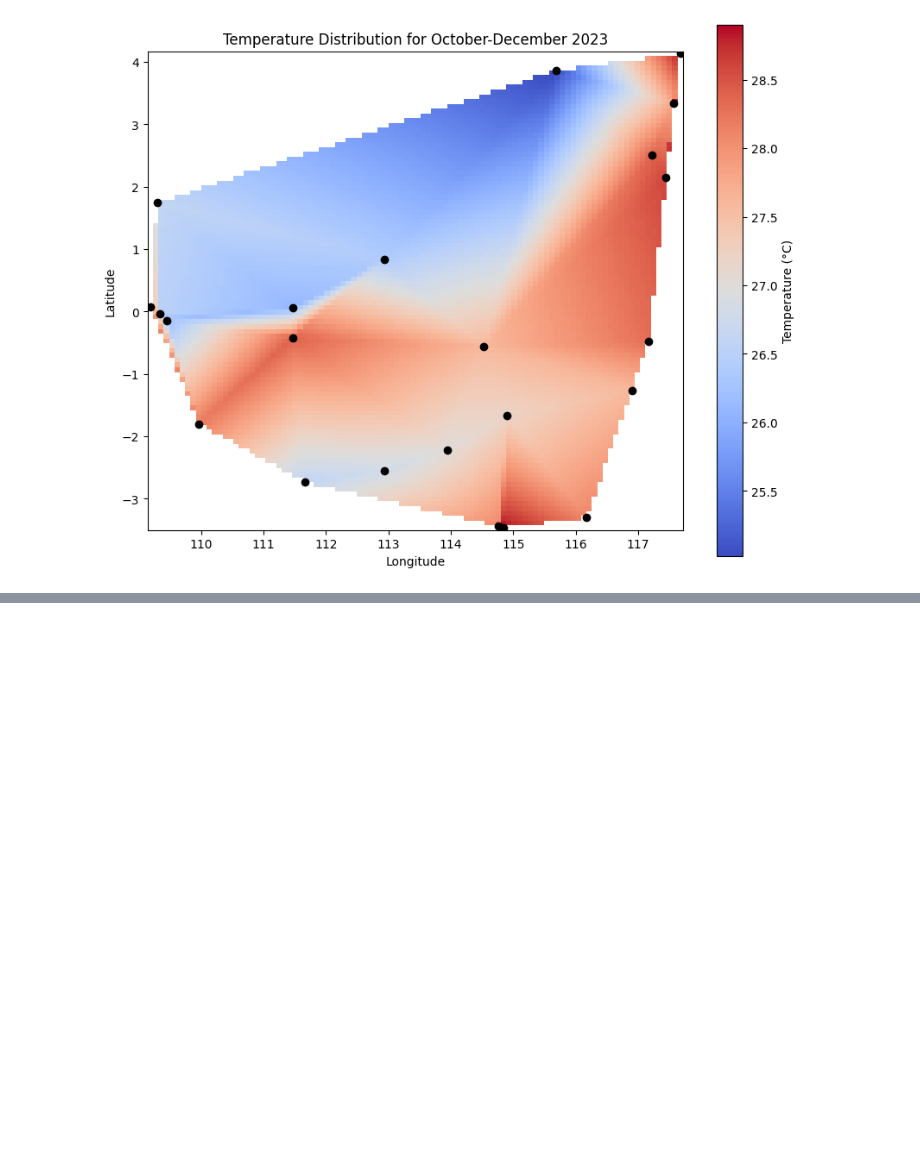
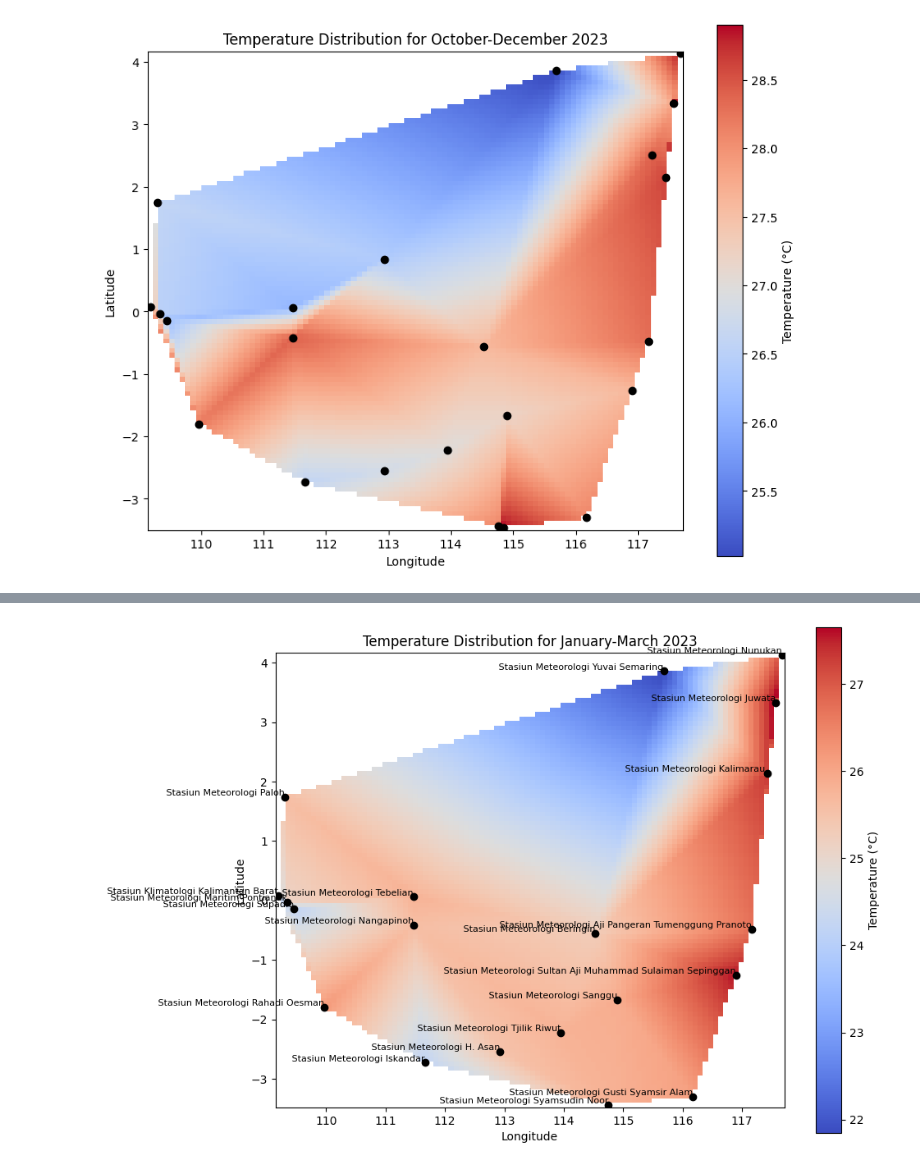
Before and after one commit to syadrn/Proyek-Kapita-Selekta, a Jupyter notebook: Tugas proyek akhir meteo/contour.ipynb, the cells around one changed output, grey strips where cells are left out. Cells and saved outputs as stored; diff of their text form; code cells hidden in the pictures; blank space fills up the shorter version.

Commit message:
station name

```diff
--- a/Tugas proyek akhir meteo/contour.ipynb
+++ b/Tugas proyek akhir meteo/contour.ipynb
@@ -266,0 +257,60 @@ ValueError: Argument U has a size 10 which does not match 20, the number of arro
+# %%
+import pandas as pd
+import numpy as np
+import matplotlib.pyplot as plt
+from scipy.interpolate import griddata
+import cartopy.crs as ccrs
+import cartopy.feature as cfeature
+
+# Load data
+file_path = 'hasil.xlsx'
+df = pd.read_excel(file_path)
+
+# Ekstrak data untuk Januari-Maret
+date = '31-03-2023'
+latitudes = df['latitude']
+longitudes = df['longitude']
+temperatures = df[date]
+station_name = df['station_name']
+
+# Konversi ke array numpy
+lat = np.array(latitudes)
+lon = np.array(longitudes)
+tavg = np.array(temperatures)
+station_names = np.array(station_name)
+
+# Hapus data dengan NaN
+valid_indices = ~np.isnan(tavg) & ~np.isnan(lat) & ~np.isnan(lon)
+lat = lat[valid_indices]
+lon = lon[valid_indices]
+tavg = tavg[valid_indices]
+station_names = station_names[valid_indices]  # Perbarui juga array nama stasiun
+
+# Membuat grid untuk interpolasi
+grid_x, grid_y = np.mgrid[min(lon):max(lon):100j, min(lat):max(lat):100j]
+grid_tavg = griddata((lon, lat), tavg, (grid_x, grid_y), method='linear')
+
+# Plot data
+plt.figure(figsize=(10, 8))
+
+# Peta distribusi temperatur
+plt.pcolormesh(grid_x, grid_y, grid_tavg, shading='auto', cmap='coolwarm')
+plt.colorbar(label='Temperature (°C)')
+plt.gca().set_aspect('equal', adjustable='box')
+
+# Titik lokasi stasiun
+plt.scatter(lon, lat, color='black', marker='o')
+
+# Tambahkan nama stasiun pada setiap titik
+for i, name in enumerate(station_names):
+    plt.text(lon[i], lat[i], name, fontsize=8, ha='right', va='bottom', color='black')
+
+# Tambahkan judul dan label sumbu
+plt.title(f'Temperature Distribution for January-March 2023')
+plt.xlabel('Longitude')
+plt.ylabel('Latitude')
+
+# Tampilkan plot
+plt.show()
+# %% [output]
+[figure, added]
```
Also changed, not shown: parts of 2 cells of this notebook.
